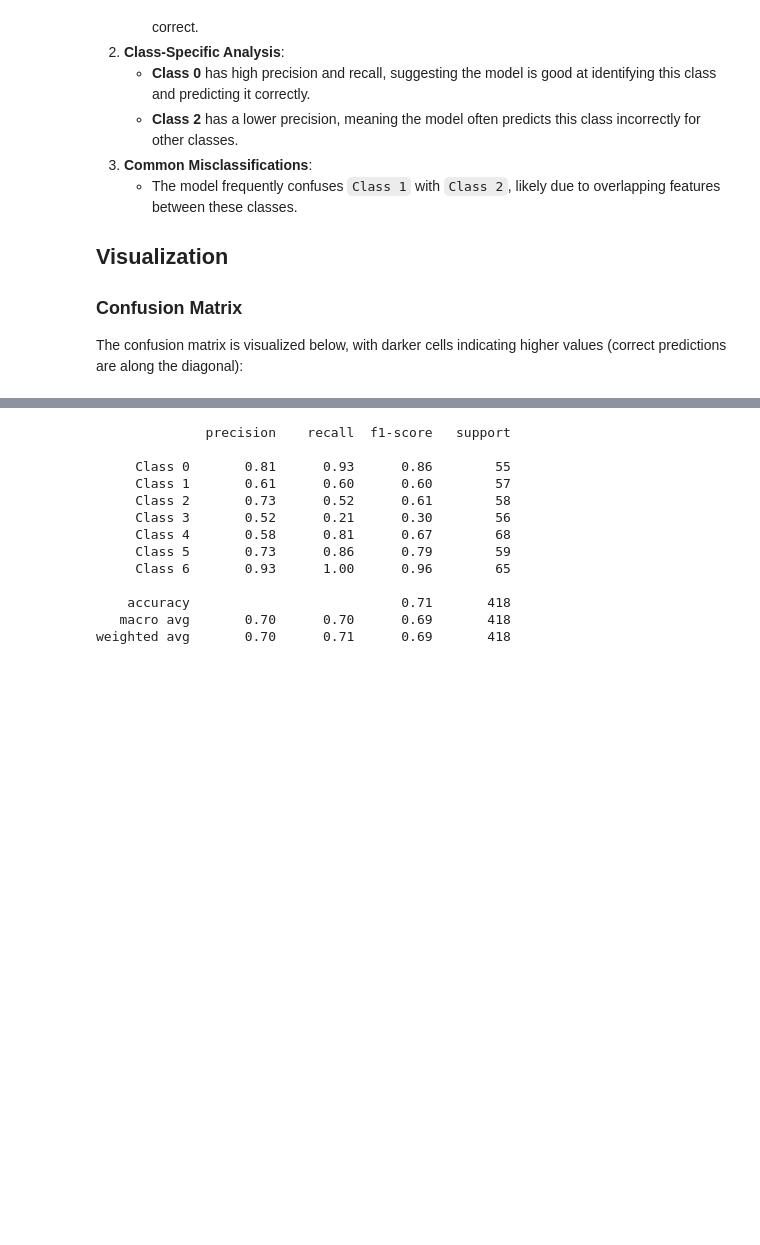
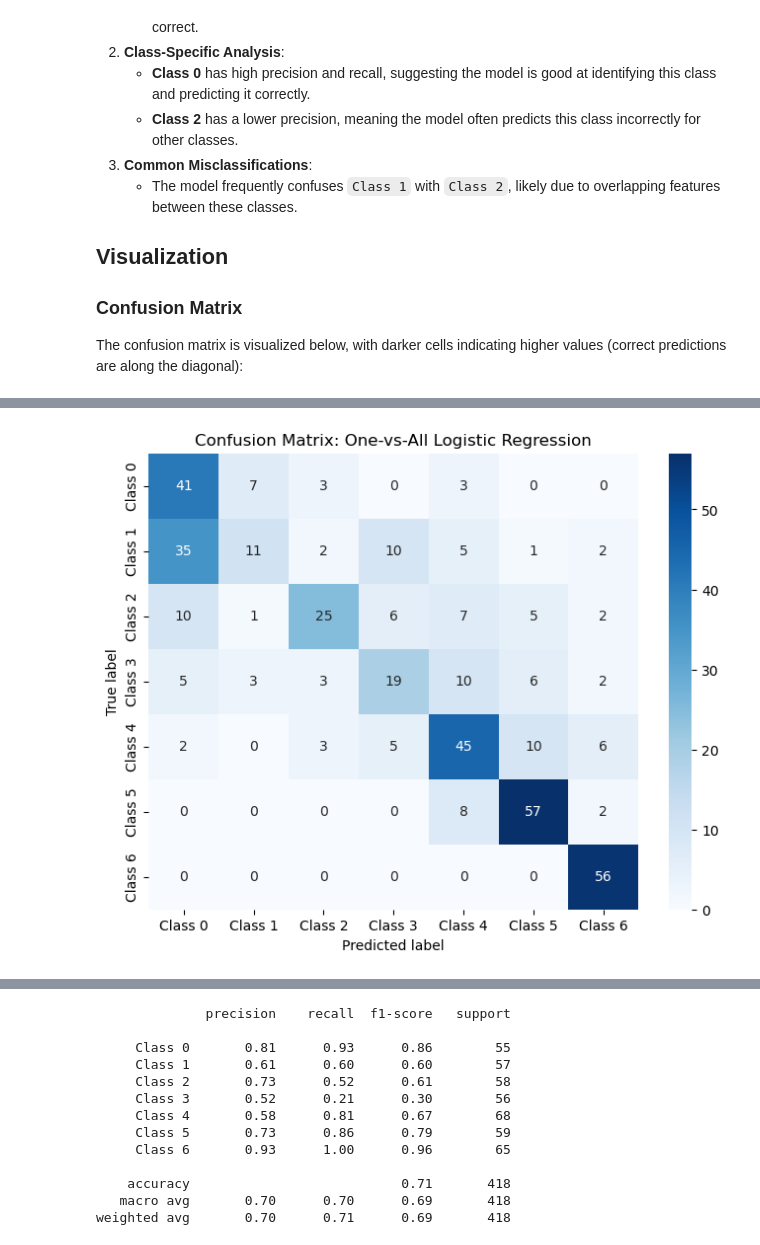
Before and after one commit to ericab322/Multiclass-Classifcation-Algorithm, a Jupyter notebook: notebooks/one_vs_all_demo.ipynb, the cells around one changed output, grey strips where cells are left out. Saved outputs shown, nothing was run; the diff lists cells and outputs as text; code cells hidden in the pictures; blank space fills up the shorter version.

```diff
--- a/notebooks/one_vs_all_demo.ipynb
+++ b/notebooks/one_vs_all_demo.ipynb
@@ -216,0 +217,83 @@ plt.show()
+# %%
+import numpy as np
+import pandas as pd
+import matplotlib.pyplot as plt
+import seaborn as sns
+from sklearn.model_selection import train_test_split
+from sklearn.preprocessing import LabelEncoder, StandardScaler
+
+# Load the dataset
+data = pd.read_csv("./data/raw/obesity_dataset.csv")  # Replace with your dataset file path
+
+# Step 1: Identify Features and Labels
+X = data.drop("NObeyesdad", axis=1).values  # Features
+y = data["NObeyesdad"].values  # Labels
+
+# Step 2: Encode the Labels (if labels are not integers)
+encoder = LabelEncoder()
+y = encoder.fit_transform(y)
+
+# Print label mapping
+print(dict(zip(encoder.classes_, range(len(encoder.classes_)))))
+
+# Step 3: Split the Data into Train and Test Sets
+X_train, X_test, y_train, y_test = train_test_split(X, y, test_size=0.2, random_state=42)
+
+# Step 4: Normalize Features
+scaler = StandardScaler()
+X_train = scaler.fit_transform(X_train)
+X_test = scaler.transform(X_test)
+
+# Step 5: Train the One-vs-All Logistic Regression Model
+# Use your `BinaryLogisticRegression` and `OneVsAllLogisticRegression` classes
+n_classes = len(np.unique(y_train))
+n_features = X_train.shape[1]
+
+ova_model = OneVsAllLogisticRegression(
+    n_classes=n_classes,
+    binary_classifier_class=BinaryLogisticRegression,
+    n_features=n_features,
+    batch_size=32,
+    max_epochs=100,
+    conv_threshold=1e-4,
+    random_state=42,
+)
+
+# Train the One-vs-All model
+ova_model.train(X_train, y_train)
+
+# Step 6: Predict on the Test Set
+y_pred = ova_model.predict(X_test)
+
+# Step 7: Compute the Confusion Matrix
+def compute_confusion_matrix(y_true, y_pred, n_classes):
+    """
+    Computes the confusion matrix for multi-class classification.
+    """
+    conf_matrix = np.zeros((n_classes, n_classes), dtype=int)
+    for t, p in zip(y_true, y_pred):
+        conf_matrix[t, p] += 1
+    return conf_matrix
+
+
+conf_matrix = compute_confusion_matrix(y_test, y_pred, n_classes)
+
+# Step 8: Plot the Confusion Matrix
+def plot_confusion_matrix(conf_matrix, class_names, title="Confusion Matrix"):
+    """
+    Visualizes the confusion matrix using a heatmap.
+    """
+    plt.figure(figsize=(8, 6))
+    sns.heatmap(conf_matrix, annot=True, fmt="d", cmap="Blues", xticklabels=class_names, yticklabels=class_names)
+    plt.title(title)
+    plt.xlabel("Predicted label")
+    plt.ylabel("True label")
+    plt.show()
+
+
+# Class names (replace with actual names if available)
+class_names = [f"Class {i}" for i in range(n_classes)]
+
+# Plot the confusion matrix
+plot_confusion_matrix(conf_matrix, class_names, title="Confusion Matrix: One-vs-All Logistic Regression")
+# %% [output]
@@ -216,0 +301 @@ plt.show()
+[figure, added]
```
Also changed, not shown: parts of 6 cells of this notebook, 2 other files.
